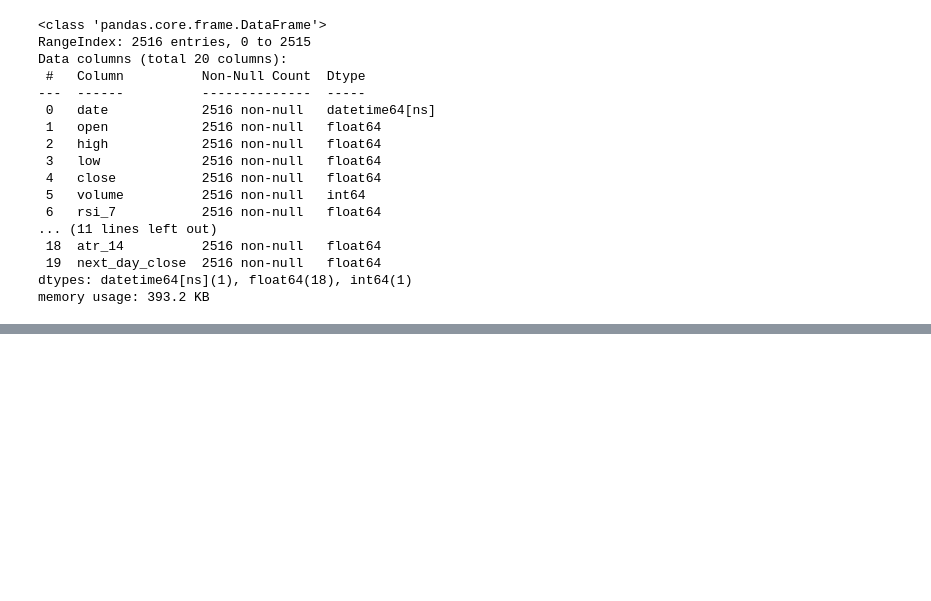
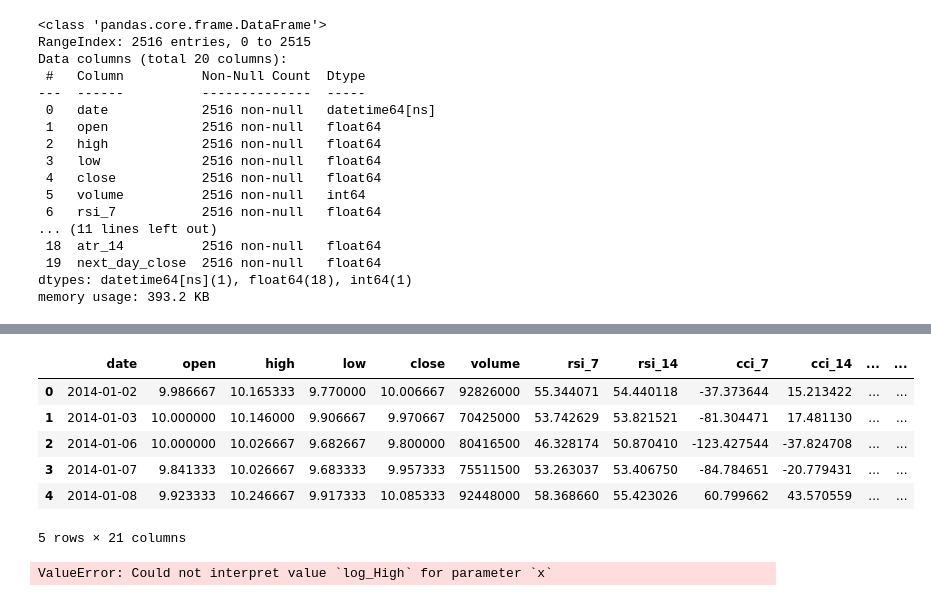
Before and after one commit to Asiandra/Artificial_Intelligence, a Jupyter notebook: Semester 1/Stocks/Tesla Stocks.ipynb, the cells around one changed output, grey strips where cells are left out. Cells and saved outputs as stored; diff of their text form; code cells hidden in the pictures; blank space fills up the shorter version.

```diff
--- a/Semester 1/Stocks/Tesla Stocks.ipynb
+++ b/Semester 1/Stocks/Tesla Stocks.ipynb
@@ -34,0 +40,18 @@ df.head()
+# %%
+log_High=np.log(df["high"])
+# %%
+df["Log High"]=log_High
+# %%
+df.head()
+# %% [output]
+|  | date | open | high | low | close | volume | rsi_7 | rsi_14 | cci_7 | cci_14 | ... | ... |
+| 0 | 2014-01-02 | 9.986667 | 10.165333 | 9.770000 | 10.006667 | 92826000 | 55.344071 | 54.440118 | -37.373644 | 15.213422 | ... | ... |
+| 1 | 2014-01-03 | 10.000000 | 10.146000 | 9.906667 | 9.970667 | 70425000 | 53.742629 | 53.821521 | -81.304471 | 17.481130 | ... | ... |
+| 2 | 2014-01-06 | 10.000000 | 10.026667 | 9.682667 | 9.800000 | 80416500 | 46.328174 | 50.870410 | -123.427544 | -37.824708 | ... | ... |
+| 3 | 2014-01-07 | 9.841333 | 10.026667 | 9.683333 | 9.957333 | 75511500 | 53.263037 | 53.406750 | -84.784651 | -20.779431 | ... | ... |
+| 4 | 2014-01-08 | 9.923333 | 10.246667 | 9.917333 | 10.085333 | 92448000 | 58.368660 | 55.423026 | 60.799662 | 43.570559 | ... | ... |
+5 rows × 21 columns
+# %%
+sns.scatterplot(data=df,x="log_High", y="volume")
+# %% [output]
+ValueError: Could not interpret value `log_High` for parameter `x`
```
Also changed, not shown: parts of 2 cells of this notebook.
